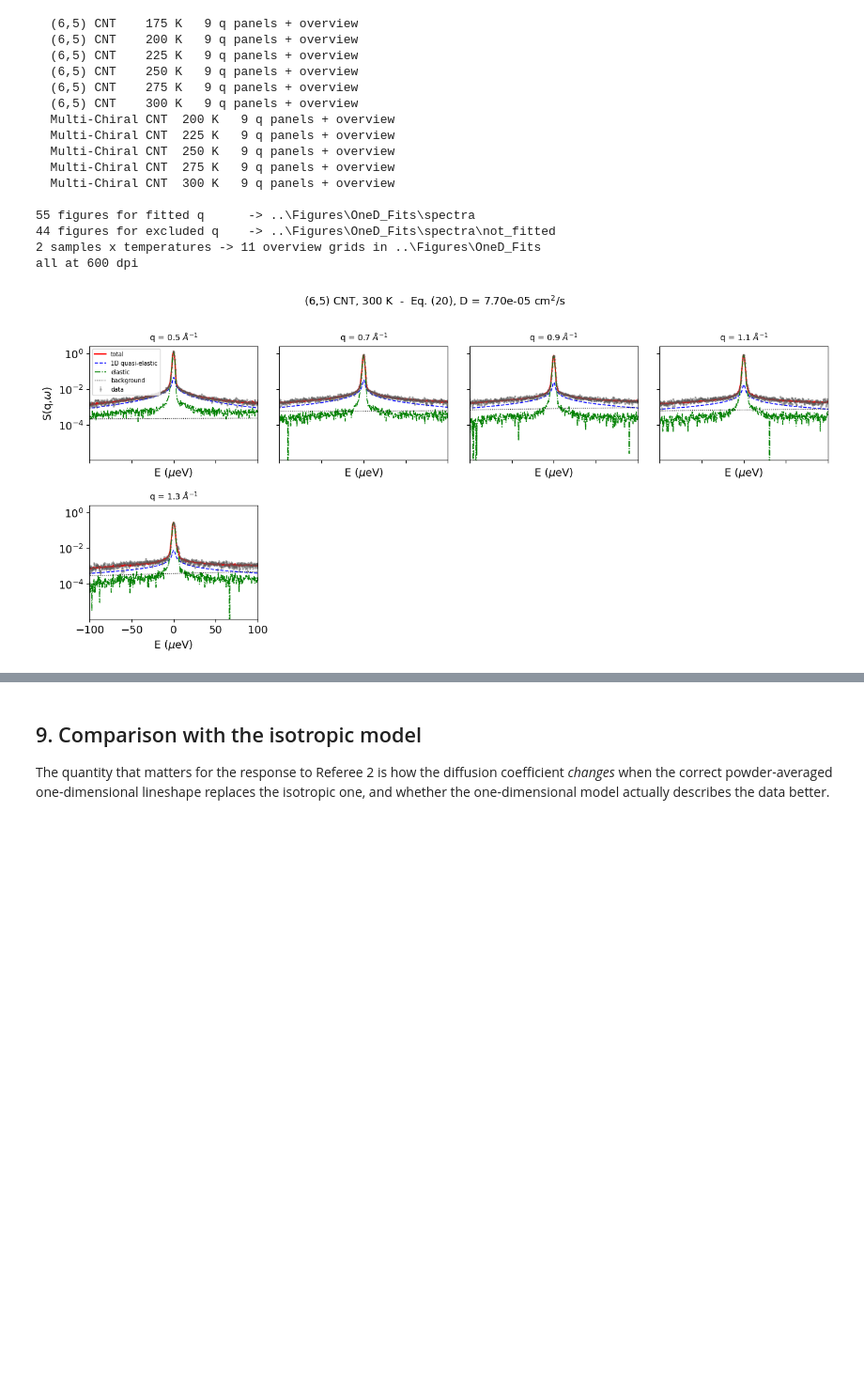
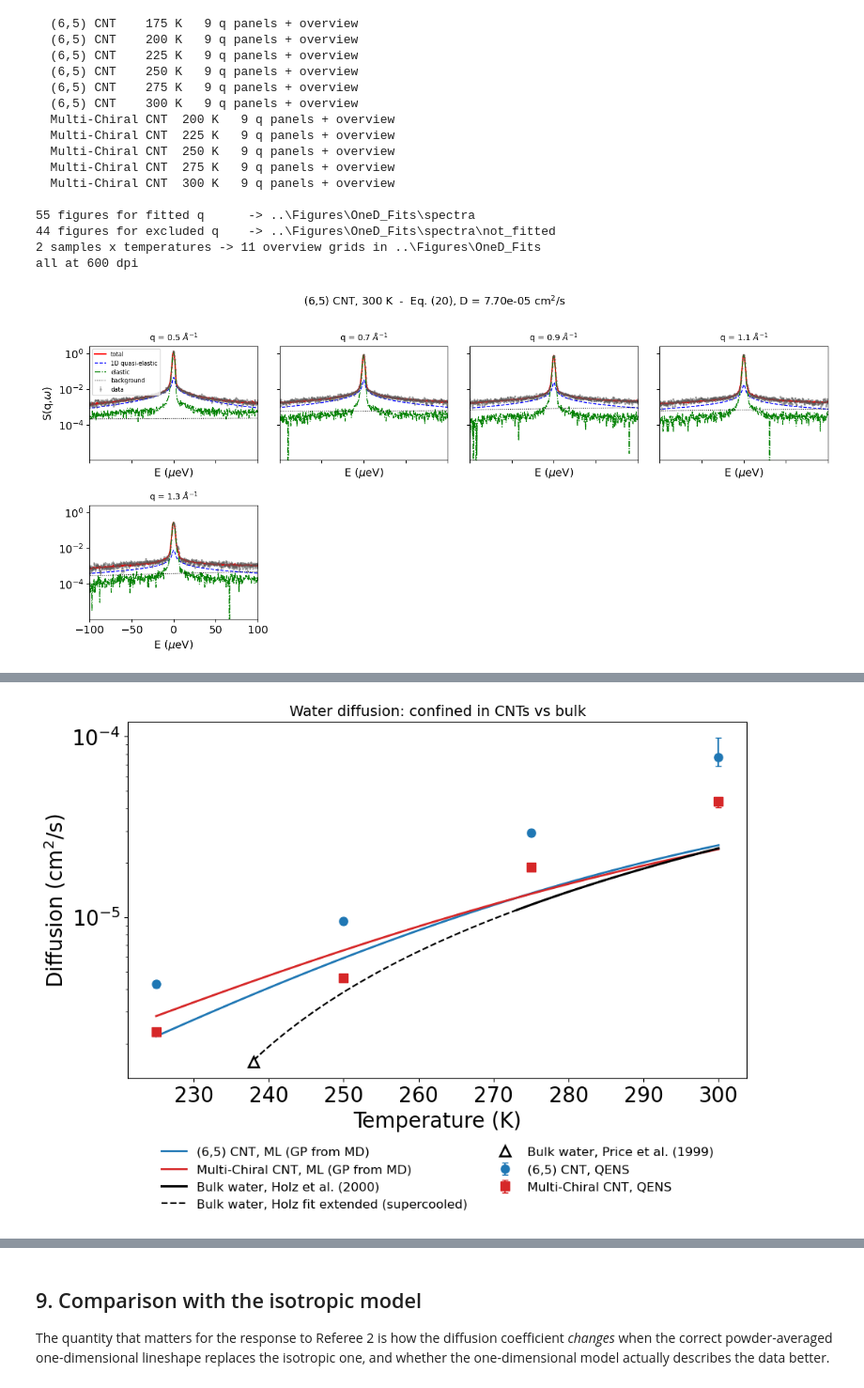
Before and after one commit to huatc/Confined-Water-CNT, a Jupyter notebook: Notebooks/OneD Diffusion QENS Fit.ipynb, the cells around one changed output, grey strips where cells are left out. Shown at 94% size. Cells and saved outputs as stored; diff of their text form; code cells hidden in the pictures; blank space fills up the shorter version.

```diff
--- a/Notebooks/OneD Diffusion QENS Fit.ipynb
+++ b/Notebooks/OneD Diffusion QENS Fit.ipynb
@@ -729,0 +759,84 @@ Multi-Chiral CNT: GP   Ea = 16.50 kJ/mol   (r^2 = 1.000, 225-300 K)
+# %%
+# ---------------------------------------------------------------------------
+# Confined water (QENS, GP from MD) compared with bulk water.
+#
+# Bulk H2O at 1 atm:
+#   Holz, Heil & Sacco, Phys. Chem. Chem. Phys. 2, 4740 (2000), doi:10.1039/B005319H
+#     Speedy-Angell fit D = D0 (T/Ts - 1)^gamma, 273-373 K
+#   Price, Ide & Arata, J. Phys. Chem. A 103, 448 (1999), doi:10.1021/jp9839044
+#     D(238 K) = 1.58e-10 m^2/s, lowest temperature reached
+# ---------------------------------------------------------------------------
+M2S_TO_CM2S = 1e4
+
+HOLZ_D0, HOLZ_TS, HOLZ_GAMMA = 1.635e-8, 215.05, 2.063   # m^2/s, K, -
+HOLZ_T_MIN = 273.15                                       # lower end of the fitted range
+PRICE_T, PRICE_D = 238.0, 1.58e-10*M2S_TO_CM2S           # K, cm^2/s
+BULK_T_MIN = 238.0                                        # no bulk liquid data below this
+
+
+def D_bulk(T_K):
+    """Bulk water self-diffusion (cm^2/s) from the Holz et al. (2000) Speedy-Angell fit."""
+    return HOLZ_D0*(np.asarray(T_K, dtype=float)/HOLZ_TS - 1.0)**HOLZ_GAMMA*M2S_TO_CM2S
+
+
+print(f'check: Holz fit at 238 K / Price measurement = {D_bulk(PRICE_T)/PRICE_D:.3f}')
+
+GP_CSV = Path('../Figures/gp_predicted_D_qens_samples.csv')
+gp_pred = pd.read_csv(GP_CSV) if GP_CSV.exists() else None
+if gp_pred is None:
+    print(f'{GP_CSV} not found: run the GP export cell at the end of '
+          '"Fit ML and Plotting.ipynb" to include the ML predictions.')
+
+fig, ax = plt.subplots(figsize=(10.0, 7.6))
+rows = []
+for sample, (mk, col) in zip(RUNS, (('o', 'tab:blue'), ('s', 'tab:red'))):
+    d_all = df[(df['sample'] == sample) & (df['bounded_above'])]
+    used = d_all[~d_all['T'].isin(EA_EXCLUDE_T)].sort_values('T')   # same points as the Arrhenius figure
+    if len(used) == 0:
+        continue
+    yerr = np.vstack([used['D_1d_cm2s'] - used['D_1d_lo_cm2s'],
+                      used['D_1d_hi_cm2s'] - used['D_1d_cm2s']])
+    ax.errorbar(used['T'], used['D_1d_cm2s'], yerr=yerr, fmt=mk, color=col,
+                ms=8, capsize=3, label=f'{sample}, QENS')
+
+    gp_at = None
+    if gp_pred is not None and (gp_pred['sample'] == sample).any():
+        g = gp_pred[(gp_pred['sample'] == sample)
+                    & (gp_pred['T_K'] >= used['T'].min())
+                    & (gp_pred['T_K'] <= used['T'].max())].sort_values('T_K')
+        ax.plot(g['T_K'], g['D_cm2s'], '-', lw=2.0, color=col,
+                label=f'{sample}, ML (GP from MD)')
+        gp_at = g.set_index('T_K')['D_cm2s']
+
+    for T_k, D_q in zip(used['T'], used['D_1d_cm2s']):
+        D_b = float(D_bulk(T_k)) if T_k >= BULK_T_MIN else np.nan
+        D_g = float(gp_at.get(float(T_k), np.nan)) if gp_at is not None else np.nan
+        rows.append(dict(sample=sample, T_K=int(T_k),
+                         D_QENS_cm2s=D_q, D_GP_cm2s=D_g, D_bulk_cm2s=D_b,
+                         QENS_over_bulk=D_q/D_b, GP_over_bulk=D_g/D_b))
+
+# ---- bulk water ------------------------------------------------------------
+T_top = float(max(df['T'].max(), 300.0))
+T_fit = np.linspace(HOLZ_T_MIN, T_top, 120)
+T_ext = np.linspace(BULK_T_MIN, HOLZ_T_MIN, 120)
+ax.plot(T_fit, D_bulk(T_fit), 'k-', lw=2.2, label='Bulk water, Holz et al. (2000)')
+ax.plot(T_ext, D_bulk(T_ext), 'k--', lw=1.6,
+        label='Bulk water, Holz fit extended (supercooled)')
+ax.plot(PRICE_T, PRICE_D, 'k^', ms=10, mfc='white', mew=1.8,
+        label='Bulk water, Price et al. (1999)')
+
+ax.set_yscale('log')
+ax.set_xlabel('Temperature (K)')
+ax.set_ylabel('Diffusion (cm$^2$/s)')
+ax.set_title('Water diffusion: confined in CNTs vs bulk', fontsize=14)
+ax.legend(fontsize=12, loc='upper center', bbox_to_anchor=(0.5, -0.16), ncol=2, frameon=False)   # below the axes: keeps data uncovered
+plt.tight_layout()
+plt.savefig(OUT/'diffusion_qens_gp_bulk.png', dpi=DPI, bbox_inches='tight')
+plt.show()
+
+cmp_bulk = pd.DataFrame(rows)
+cmp_bulk.to_csv(OUT/'diffusion_vs_bulk.csv', index=False)
+print('D in cm^2/s; ratios are confined / bulk (NaN where no bulk liquid value exists):')
+cmp_bulk.style.format({'D_QENS_cm2s': '{:.2e}', 'D_GP_cm2s': '{:.2e}', 'D_bulk_cm2s': '{:.2e}',
+                       'QENS_over_bulk': '{:.2f}', 'GP_over_bulk': '{:.2f}'}, na_rep='-')
+# %% [output]
@@ -729,0 +844 @@ Multi-Chiral CNT: GP   Ea = 16.50 kJ/mol   (r^2 = 1.000, 225-300 K)
+[figure, added]
```
Also changed, not shown: parts of 4 cells of this notebook, 2 other files.
